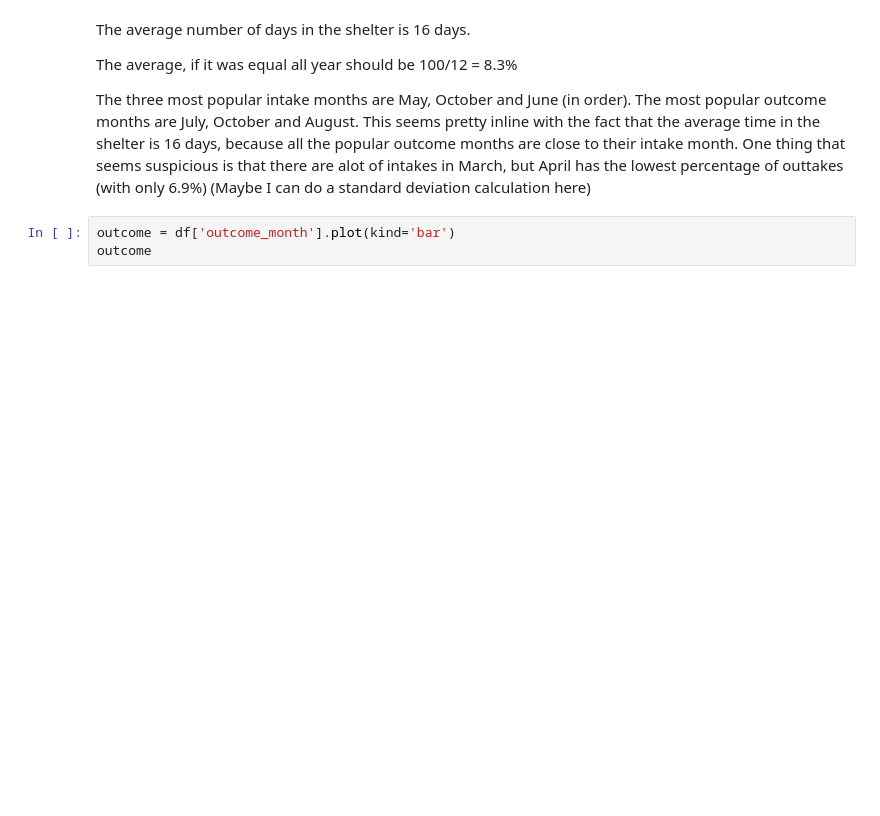
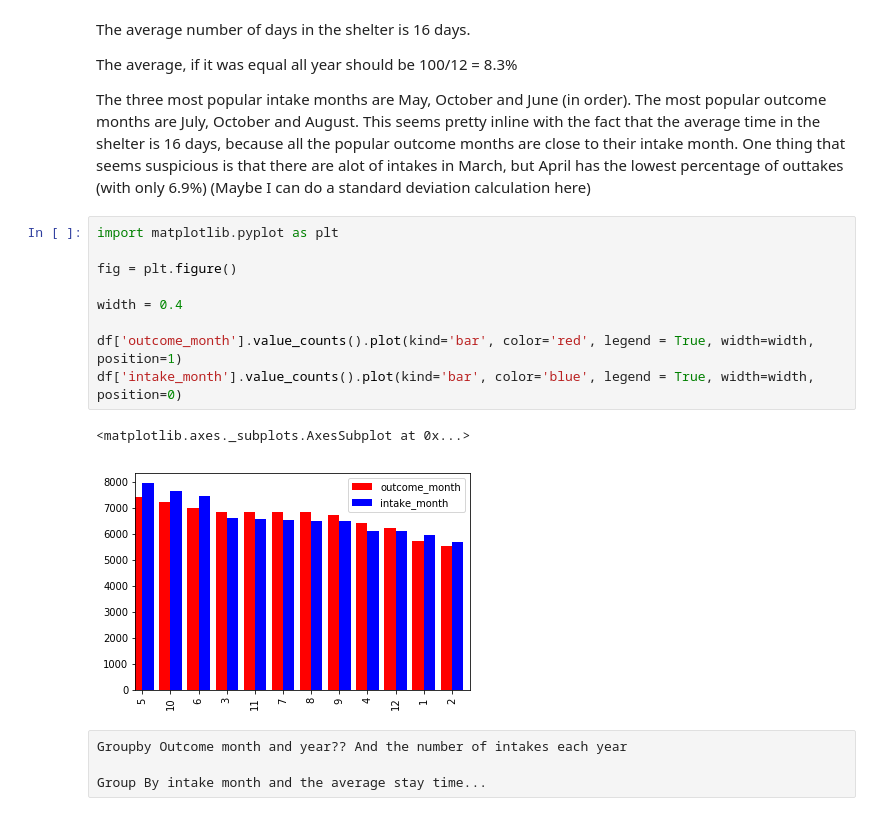
Before and after one commit to KevinW2020/MIS373, a Jupyter notebook: Final Project/Final Project Exploration - Maddie Pellman.ipynb, the cells around one changed output. Saved outputs shown, nothing was run; the diff lists cells and outputs as text; blank space fills up the shorter version.

```diff
--- a/Final Project/Final Project Exploration - Maddie Pellman.ipynb
+++ b/Final Project/Final Project Exploration - Maddie Pellman.ipynb
@@ -278,6 +296,19 @@ The average number of days in the shelter is 16 days.
 The average, if it was equal all year should be 100/12 = 8.3%
 
 The three most popular intake months are May, October and June (in order). The most popular outcome months are July, October and August. This seems pretty inline with the fact that the average time in the shelter is 16 days, because all the popular outcome months are close to their intake month. One thing that seems suspicious is that there are alot of intakes in March, but April has the lowest percentage of outtakes (with only 6.9%) (Maybe I can do a standard deviation calculation here)
-# %%
-outcome = df['outcome_month'].plot(kind='bar')
-outcome
+# %%
+import matplotlib.pyplot as plt
+
+fig = plt.figure()
+
+width = 0.4
+
+df['outcome_month'].value_counts().plot(kind='bar', color='red', legend = True, width=width, position=1)
+df['intake_month'].value_counts().plot(kind='bar', color='blue', legend = True, width=width, position=0)
+# %% [output]
+<matplotlib.axes._subplots.AxesSubplot at 0x...>
+[figure, added]
+# %% [raw]
+Groupby Outcome month and year?? And the number of intakes each year
+
+Group By intake month and the average stay time...
```
Also changed, not shown: parts of 26 cells of this notebook.
